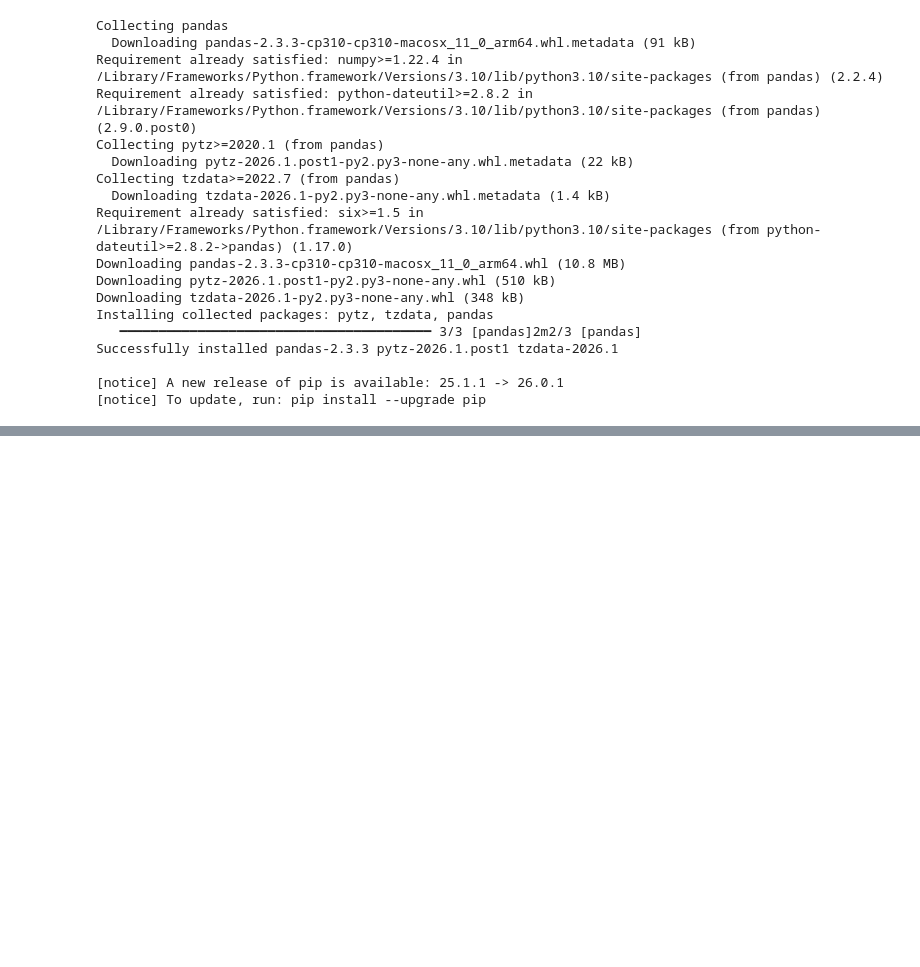
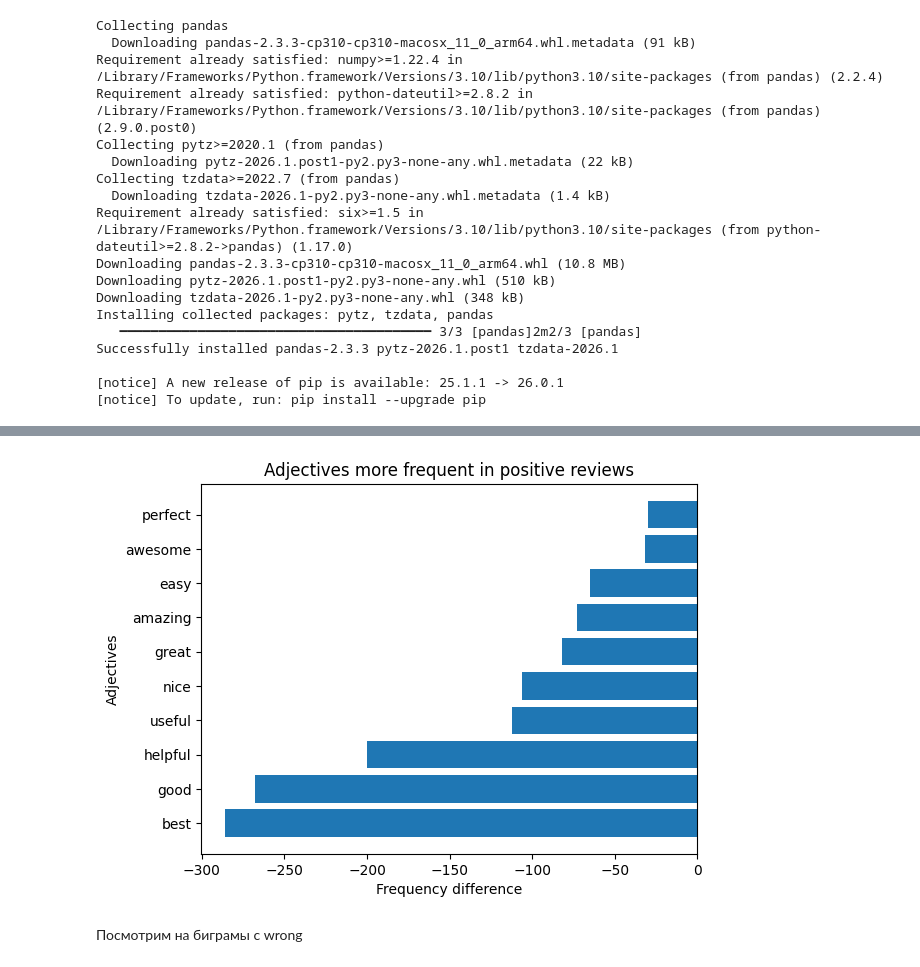
Before and after one commit to ashurkina/cl-project1, a Jupyter notebook: notebooks/analysis.ipynb, the cells around one changed output, grey strips where cells are left out. Cells and saved outputs as stored; diff of their text form; code cells hidden in the pictures; blank space fills up the shorter version.

```diff
--- a/notebooks/analysis.ipynb
+++ b/notebooks/analysis.ipynb
@@ -27,0 +292,11 @@ ModuleNotFoundError: No module named 'pandas'
+# %%
+plt.figure()
+plt.barh(top_pos_adj['word'], top_pos_adj['diff'])
+plt.title("Adjectives more frequent in positive reviews")
+plt.xlabel("Frequency difference")
+plt.ylabel("Adjectives")
+plt.show()
+# %% [output]
+[figure, added]
+# %% [markdown]
+Посмотрим на биграмы с wrong
```
Also changed, not shown: parts of 72 cells of this notebook.
